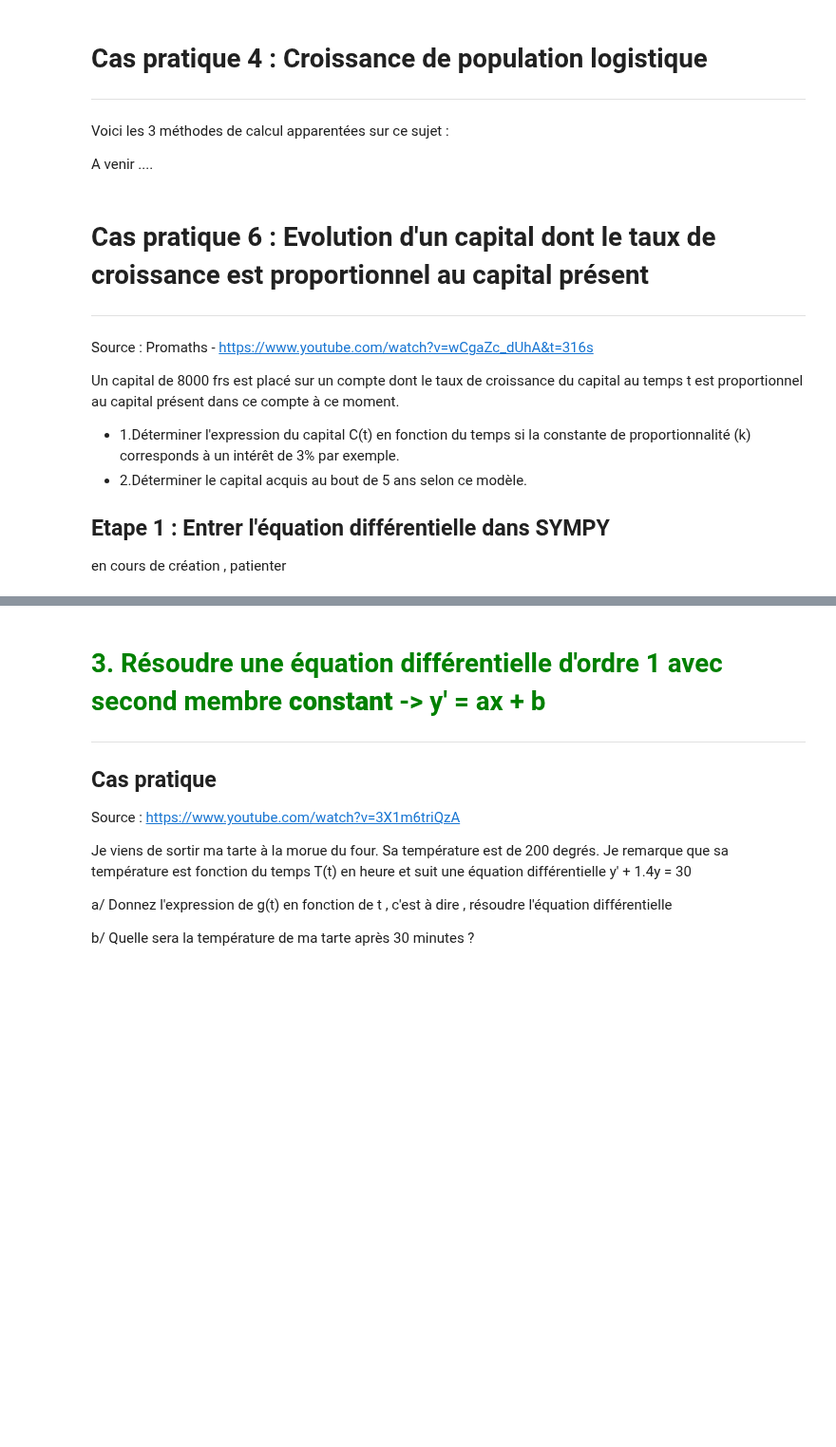
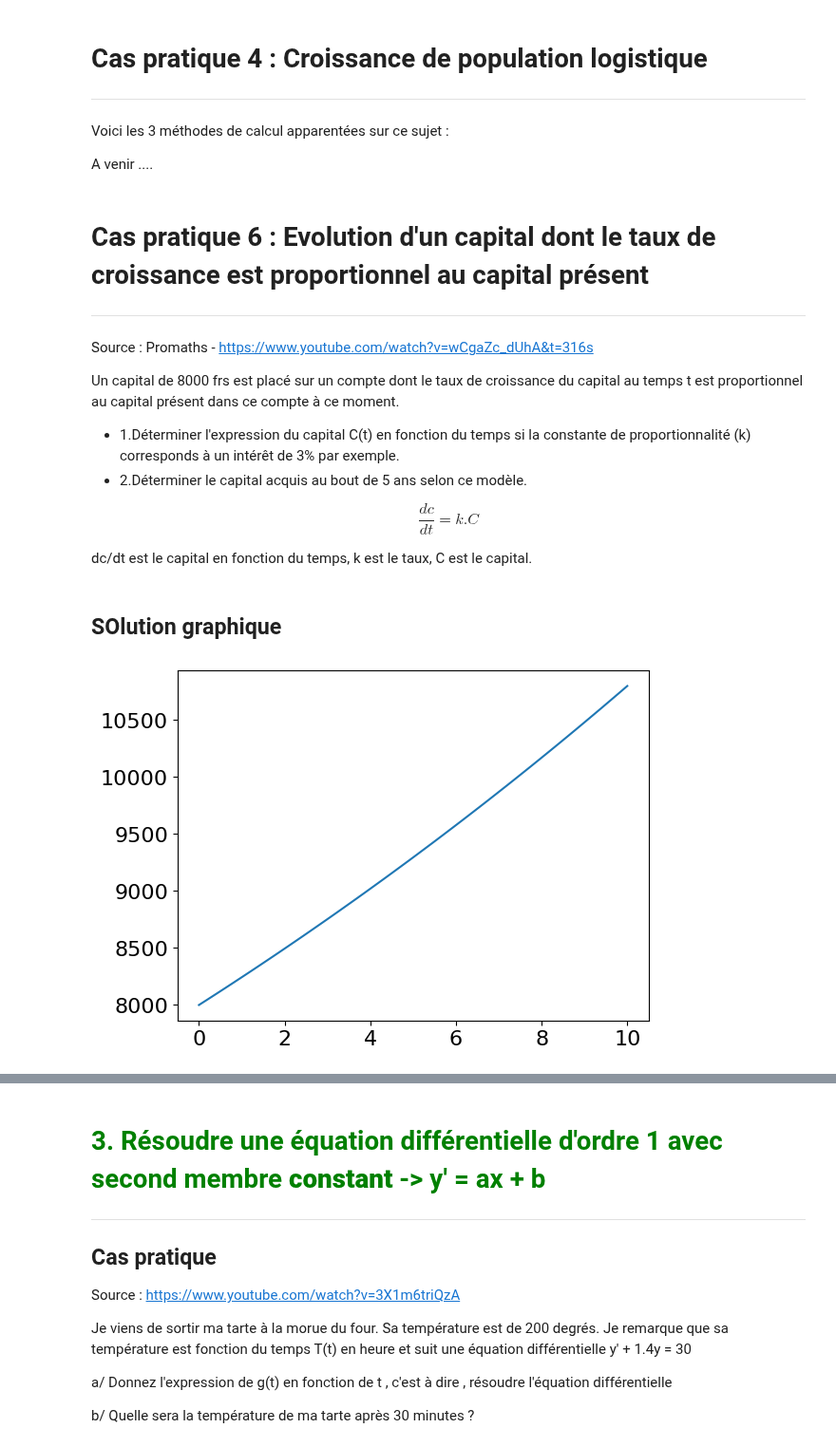
Before and after one commit to estellederrien/python-data-science, a Jupyter notebook: 05. Mathématiques/05. Equations différentielles/01. Equations differentielles en python.ipynb, the cells around one changed output, grey strips where cells are left out. Shown at 95% size. Drawn from its saved outputs; the diff is of its cells as text; code cells hidden in the pictures; blank space fills up the shorter version.

Commit message:
eq diffs

```diff
--- a/05. Mathématiques/05. Equations différentielles/01. Equations differentielles en python.ipynb
+++ b/05. Mathématiques/05. Equations différentielles/01. Equations differentielles en python.ipynb
@@ -1257,6 +1261,35 @@ est proportionnel au capital présent dans ce compte à ce moment.
 à un intérêt de 3% par exemple.
 - 2.Déterminer le capital acquis au bout de 5 ans selon ce modèle.
 
-## Etape 1 : Entrer l'équation différentielle dans SYMPY
 
-en cours de création , patienter
+$$
+\frac{dc}{dt}
+= k . C
+$$
+
+dc/dt est le capital en fonction du temps, k est le taux, C est le capital.
+# %% [markdown]
+## SOlution graphique
+# %%
+# Taux
+k = 0.03
+
+# Equation
+def deriv (y,x) :
+    return   y * k
+
+#  Time points
+x = np.linspace ( 0 , 10)
+
+# Condition initiale
+y0 = 8000
+
+# Résoudre l'équation diff
+solution = odeint ( deriv , y0 , x )
+y = solution [ : , 0 ]
+
+# Dessiner le résultat
+plt.plot ( x , y )
+plt.show()
+# %% [output]
+[figure, added]
```
Also changed, not shown: parts of 20 cells of this notebook.
